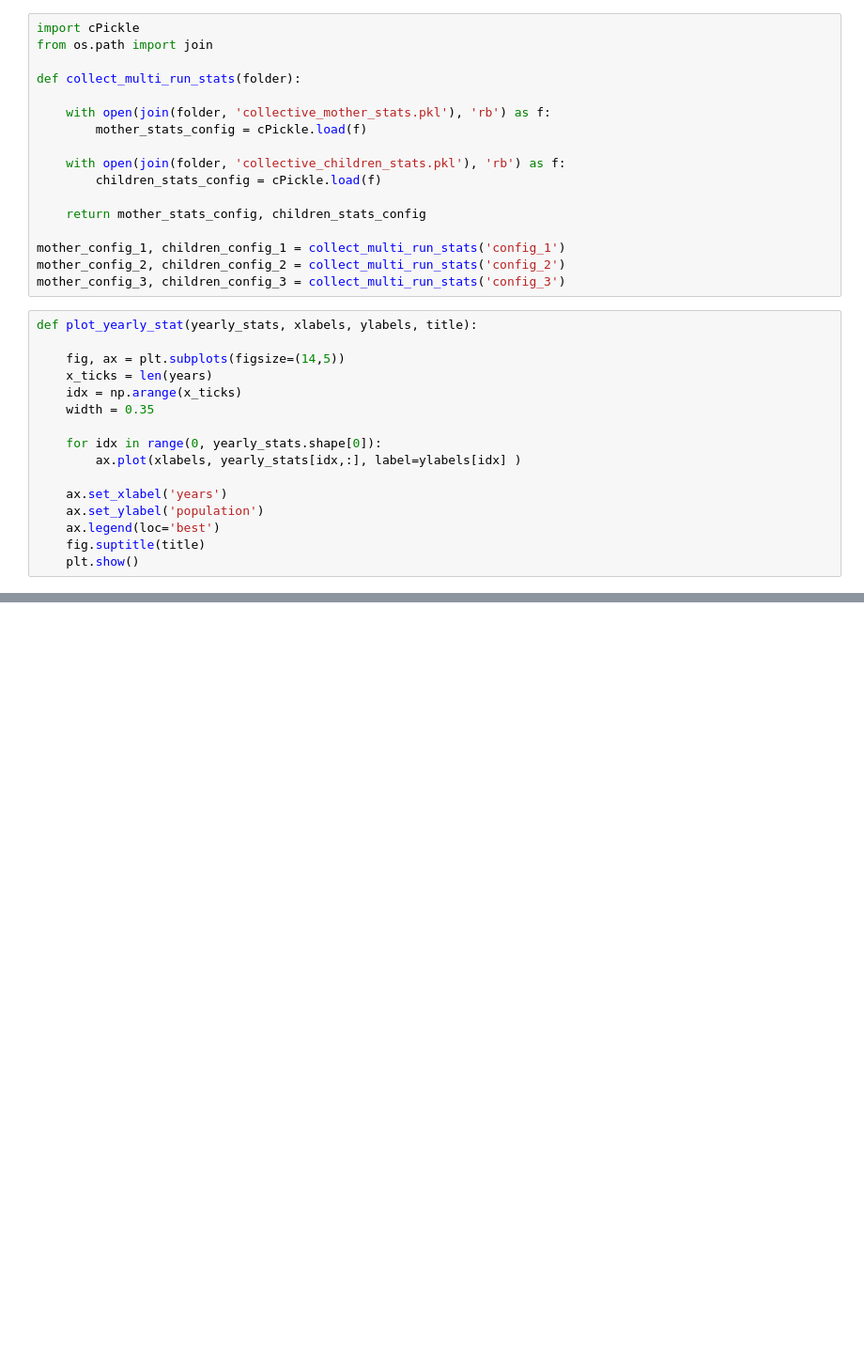
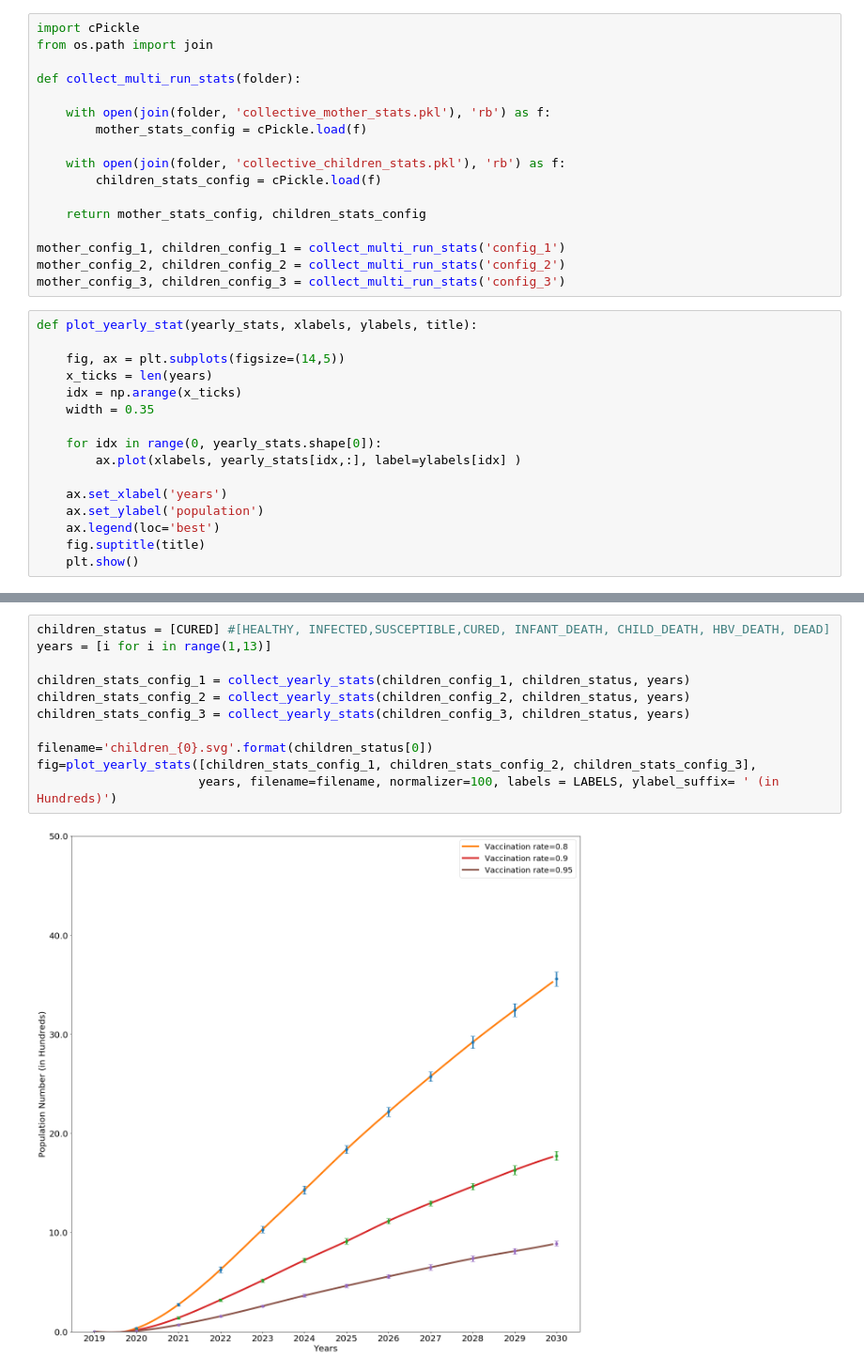
Before and after one commit to rajibchakravorty/hbv_simulation, a Jupyter notebook: views-multiple_stats.ipynb, the cells around one changed output, grey strips where cells are left out. Shown at 94% size. Cells and saved outputs as stored; diff of their text form; blank space fills up the shorter version.

```diff
--- a/views-multiple_stats.ipynb
+++ b/views-multiple_stats.ipynb
@@ -79 +196,14 @@ def plot_yearly_stats(yearly_stats, years):
+# %%
+children_status = [CURED] #[HEALTHY, INFECTED,SUSCEPTIBLE,CURED, INFANT_DEATH, CHILD_DEATH, HBV_DEATH, DEAD]
+years = [i for i in range(1,13)]
+
+children_stats_config_1 = collect_yearly_stats(children_config_1, children_status, years)
+children_stats_config_2 = collect_yearly_stats(children_config_2, children_status, years)
+children_stats_config_3 = collect_yearly_stats(children_config_3, children_status, years)
+
+filename='children_{0}.svg'.format(children_status[0])
+fig=plot_yearly_stats([children_stats_config_1, children_stats_config_2, children_stats_config_3],
+                      years, filename=filename, normalizer=100, labels = LABELS, ylabel_suffix= ' (in Hundreds)')
+# %% [output]
+[figure, added]
 # %%
```
Also changed, not shown: parts of 5 cells of this notebook, 24 other files.
